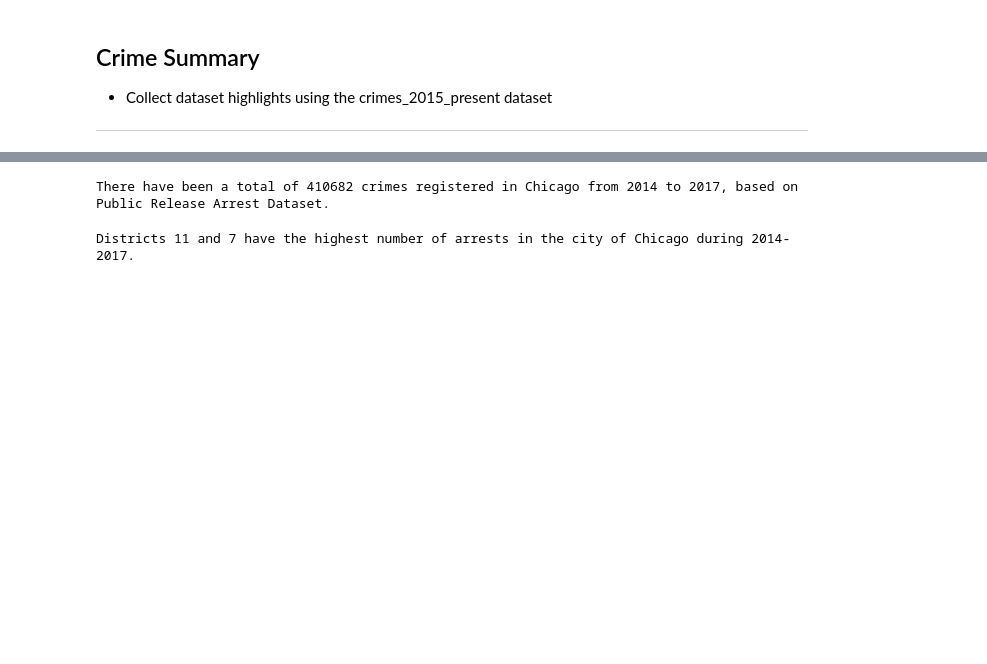
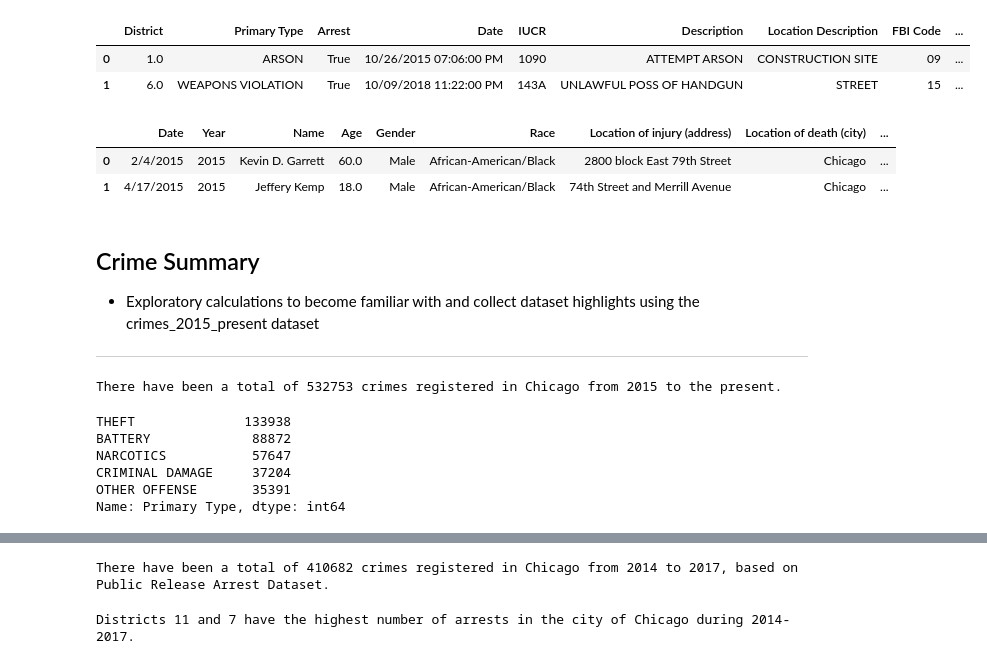
Before and after one commit to jdmandras/Project-1, a Jupyter notebook: CHI_City_Crime_Analysis_JenAlvz.ipynb, the cells around one changed output, grey strips where cells are left out. Saved outputs shown, nothing was run; the diff lists cells and outputs as text; code cells hidden in the pictures; blank space fills up the shorter version.

```diff
--- a/CHI_City_Crime_Analysis_JenAlvz.ipynb
+++ b/CHI_City_Crime_Analysis_JenAlvz.ipynb
@@ -28,16 +28,15 @@ import matplotlib.colors as mcolors
 
 # Read file and store as a DataFrame
 public_arrest_data_to_load = pd.read_csv("Resources/PublicReleaseArrestDataUPDATE.csv")
-# crimes_2015_present_to_load = pd.read_csv("Resources/Crimes_2015toPresent.csv")
-# fatal_shootings_data_to_load = pd.read_csv('Resources/Fatal_Shootings_Dot_OrgUPDATED.csv',encoding='latin-1')
+crimes_2015_present_to_load = pd.read_csv("Resources/Crimes_2015toPresent.csv")
 fatalities_data_to_load = pd.read_csv("Resources/Fatal_complete.csv")
 
 public_arrest_data = pd.DataFrame(public_arrest_data_to_load)
 # public_arrest_data.head()
-# crimes_2015_present = pd.DataFrame(crimes_2015_present_to_load)
+crimes_2015_present = pd.DataFrame(crimes_2015_present_to_load)
 # crimes_2015_present.head()
 fatalities_data = pd.DataFrame(fatalities_data_to_load)
-# fatal_shootings_data.head()
+# fatalities_data.head()
 
 
 # merge datasets
@@ -52,5 +51,9 @@ public_arrest_data.head(2)
 | 0 | 10.0 | 1033.0 | 2017 | 8 | BLK | 18 | 720 ILCS 570.0/407-B-1 | MFG/DEL COCAINE/SCH/PUB HS/PK | ... |
 | 1 | 9.0 | 923.0 | 2017 | 8 | WWH | WRT | 725 ILCS 225.0/13 | FUGITIVE FROM JUSTICE - OUT OF ST... | ... |
 # %%
-#vizualizing both datasets
-# crimes_2015_present.head(2)
+#vizualizing all datasets
+crimes_2015_present.head(2)
+# %% [output]
+|  | District | Primary Type | Arrest | Date | IUCR | Description | Location Description | FBI Code | ... |
+| 0 | 1.0 | ARSON | True | 10/26/2015 07:06:00 PM | 1090 | ATTEMPT ARSON | CONSTRUCTION SITE | 09 | ... |
+| 1 | 6.0 | WEAPONS VIOLATION | True | 10/09/2018 11:22:00 PM | 143A | UNLAWFUL POSS OF HANDGUN | STREET | 15 | ... |
@@ -59,16 +60,32 @@ public_arrest_data.head(2)
+# %%
+#visualizing all datasets
+fatalities_data.head(2)
+# %% [output]
+|  | Date | Year | Name | Age | Gender | Race | Location of injury (address) | Location of death (city) | ... |
+| 0 | 2/4/2015 | 2015 | Kevin D. Garrett | 60.0 | Male | African-American/Black | 2800 block East 79th Street | Chicago | ... |
+| 1 | 4/17/2015 | 2015 | Jeffery Kemp | 18.0 | Male | African-American/Black | 74th Street and Merrill Avenue | Chicago | ... |
 # %% [markdown]
 ## Crime Summary
-- Collect dataset highlights using the crimes_2015_present dataset
+- Exploratory calculations to become familiar with and collect dataset highlights using the crimes_2015_present dataset
 ---------------------------------------------------------
 # %%
 # Calculate the total number of unique crime events that happened from 2015 to present (2023)
-# total_crimes_count = crimes_2015_present.count()["Date"]
-# total_crimes_count
+total_crimes_count = crimes_2015_present.count()["Date"]
+total_crimes_count
 
-# print(f"There have been a total of {total_crimes_count} crimes registered in Chicago from 2015 to the present.")
+print(f"There have been a total of {total_crimes_count} crimes registered in Chicago from 2015 to the present.")
+# %% [output]
+There have been a total of 532753 crimes registered in Chicago from 2015 to the present.
 # %%
 # Select all of the different crime description types
-# crime_primary_types = crimes_2015_present["Primary Type"].value_counts()
-# crime_primary_types.head()
+crime_primary_types = crimes_2015_present["Primary Type"].value_counts()
+crime_primary_types.head()
+# %% [output]
+THEFT              133938
+BATTERY             88872
+NARCOTICS           57647
+CRIMINAL DAMAGE     37204
+OTHER OFFENSE       35391
+Name: Primary Type, dtype: int64
 # %%
 # Select all of the different Location description types
```
Also changed, not shown: parts of 13 cells of this notebook.
